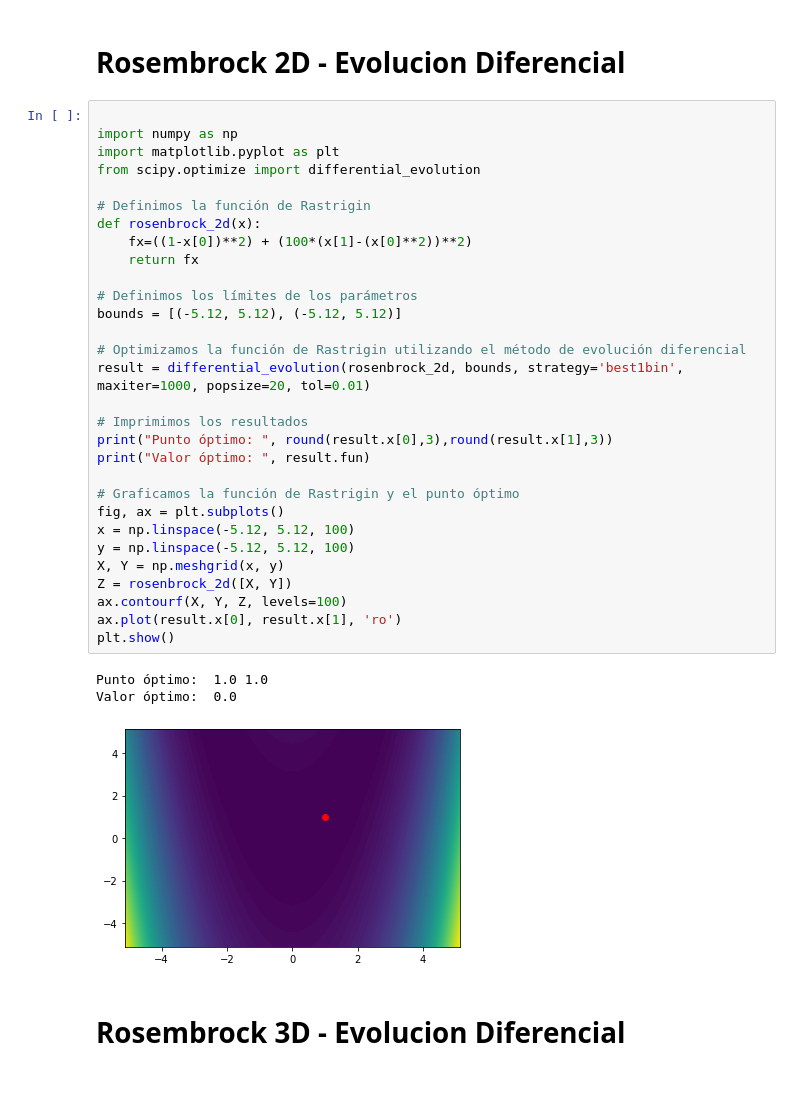
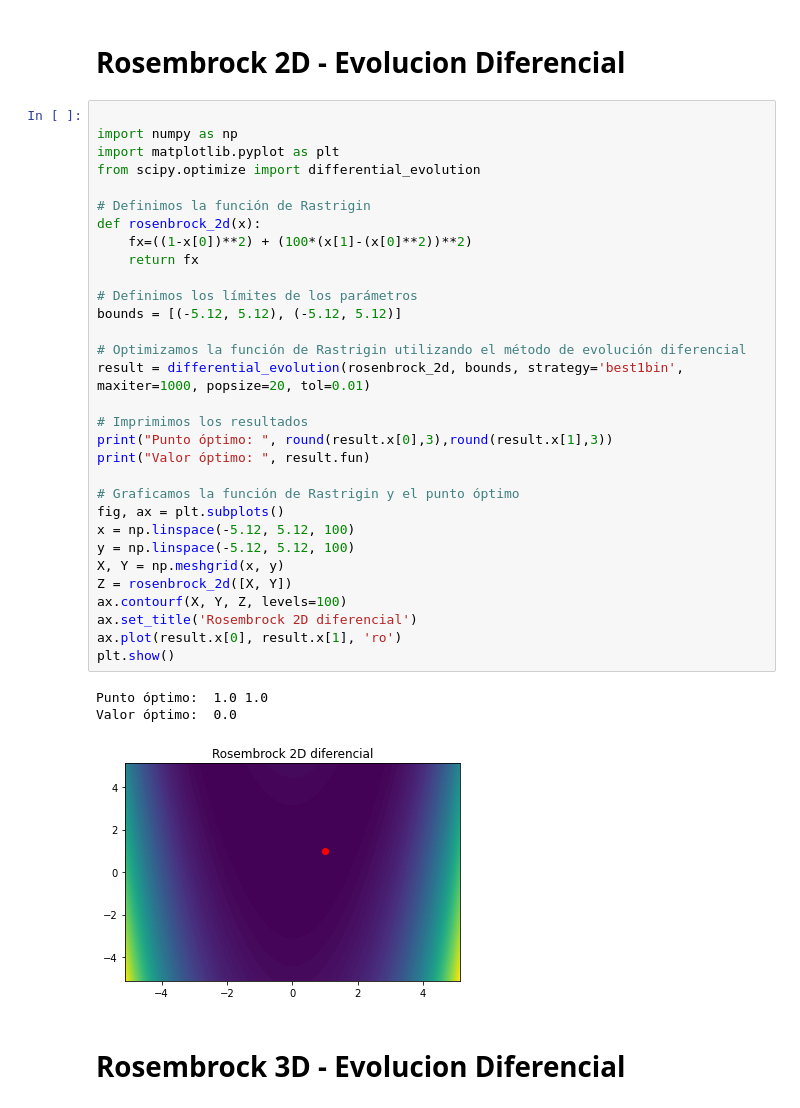
Before and after one commit to rgaitanv/Trabajo1_Grupo9_Optimizacion_Heuristica, a Jupyter notebook: Optimizacion_Numerica/Funcion_Rosenbrock/Diferencial_Rosenbrock.ipynb, the cells around one changed output. Drawn from its saved outputs; the diff is of its cells as text.

```diff
--- a/Optimizacion_Numerica/Funcion_Rosenbrock/Diferencial_Rosenbrock.ipynb
+++ b/Optimizacion_Numerica/Funcion_Rosenbrock/Diferencial_Rosenbrock.ipynb
@@ -6,34 +6,35 @@ import numpy as np
 import matplotlib.pyplot as plt
 from scipy.optimize import differential_evolution
 
 # Definimos la función de Rastrigin
 def rosenbrock_2d(x):
     fx=((1-x[0])**2) + (100*(x[1]-(x[0]**2))**2)
     return fx
 
 # Definimos los límites de los parámetros
 bounds = [(-5.12, 5.12), (-5.12, 5.12)]
 
 # Optimizamos la función de Rastrigin utilizando el método de evolución diferencial
 result = differential_evolution(rosenbrock_2d, bounds, strategy='best1bin', maxiter=1000, popsize=20, tol=0.01)
 
 # Imprimimos los resultados
 print("Punto óptimo: ", round(result.x[0],3),round(result.x[1],3))
 print("Valor óptimo: ", result.fun)
 
 # Graficamos la función de Rastrigin y el punto óptimo
 fig, ax = plt.subplots()
 x = np.linspace(-5.12, 5.12, 100)
 y = np.linspace(-5.12, 5.12, 100)
 X, Y = np.meshgrid(x, y)
 Z = rosenbrock_2d([X, Y])
 ax.contourf(X, Y, Z, levels=100)
+ax.set_title('Rosembrock 2D diferencial')
 ax.plot(result.x[0], result.x[1], 'ro')
 plt.show()
 # %% [output]
 Punto óptimo:  1.0 1.0
 Valor óptimo:  0.0
-[figure, old version]
+[figure, new version]
 # %% [markdown]
 # Rosembrock 3D - Evolucion Diferencial
 # %%
```
